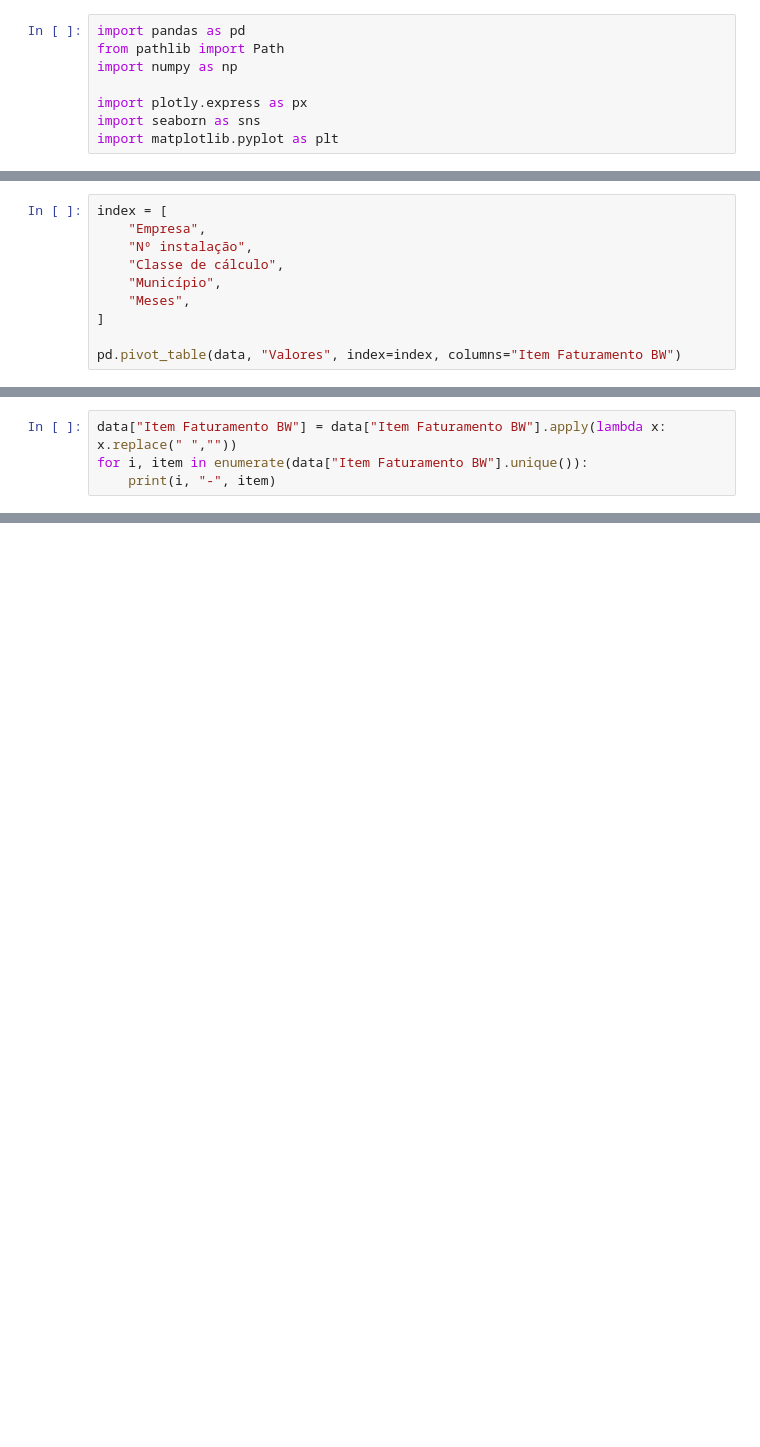
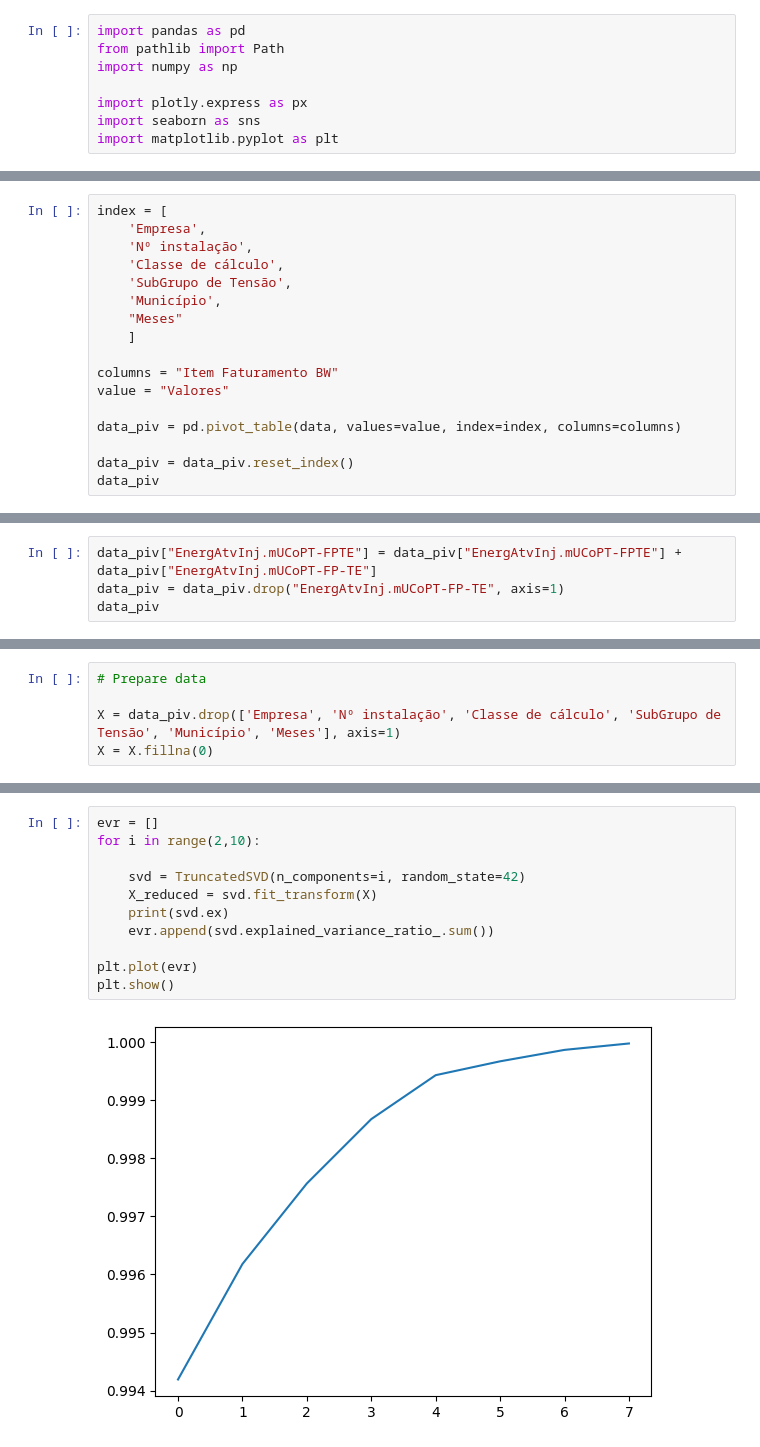
Before and after one commit to kleindaniell/energy-efficiency, a Jupyter notebook: notebooks/data_analysis.ipynb, the cells around one changed output, grey strips where cells are left out. Drawn from its saved outputs; the diff is of its cells as text; blank space fills up the shorter version.

```diff
--- a/notebooks/data_analysis.ipynb
+++ b/notebooks/data_analysis.ipynb
@@ -14,10 +53,17 @@ data
 # %%
 index = [
-    "Empresa",
-    "Nº instalação",
-    "Classe de cálculo",
-    "Município",
-    "Meses",
-]
+    'Empresa',
+    'Nº instalação',
+    'Classe de cálculo',
+    'SubGrupo de Tensão',
+    'Município',
+    "Meses"
+    ]
 
-pd.pivot_table(data, "Valores", index=index, columns="Item Faturamento BW")
+columns = "Item Faturamento BW"
+value = "Valores"
+
+data_piv = pd.pivot_table(data, values=value, index=index, columns=columns)
+
+data_piv = data_piv.reset_index()
+data_piv
@@ -24,4 +84,4 @@ pd.pivot_table(data, "Valores", index=index, columns="Item Faturamento BW")
-# %%
-data["Item Faturamento BW"] = data["Item Faturamento BW"].apply(lambda x: x.replace(" ",""))
-for i, item in enumerate(data["Item Faturamento BW"].unique()):
-    print(i, "-", item)
+# %%
+data_piv["EnergAtvInj.mUCoPT-FPTE"] = data_piv["EnergAtvInj.mUCoPT-FPTE"] + data_piv["EnergAtvInj.mUCoPT-FP-TE"]
+data_piv = data_piv.drop("EnergAtvInj.mUCoPT-FP-TE", axis=1)
+data_piv
@@ -27,0 +121,5 @@ for i, item in enumerate(data["Item Faturamento BW"].unique()):
+# %%
+# Prepare data
+
+X = data_piv.drop(['Empresa', 'Nº instalação', 'Classe de cálculo', 'SubGrupo de Tensão', 'Município', 'Meses'], axis=1)
+X = X.fillna(0)
@@ -27,0 +135,13 @@ for i, item in enumerate(data["Item Faturamento BW"].unique()):
+# %%
+evr = []
+for i in range(2,10):
+
+    svd = TruncatedSVD(n_components=i, random_state=42)
+    X_reduced = svd.fit_transform(X)
+    print(svd.ex)
+    evr.append(svd.explained_variance_ratio_.sum())
+
+plt.plot(evr)
+plt.show()
+# %% [output]
+[figure, added]
```
Also changed, not shown: parts of 23 cells of this notebook, 1 other file.
